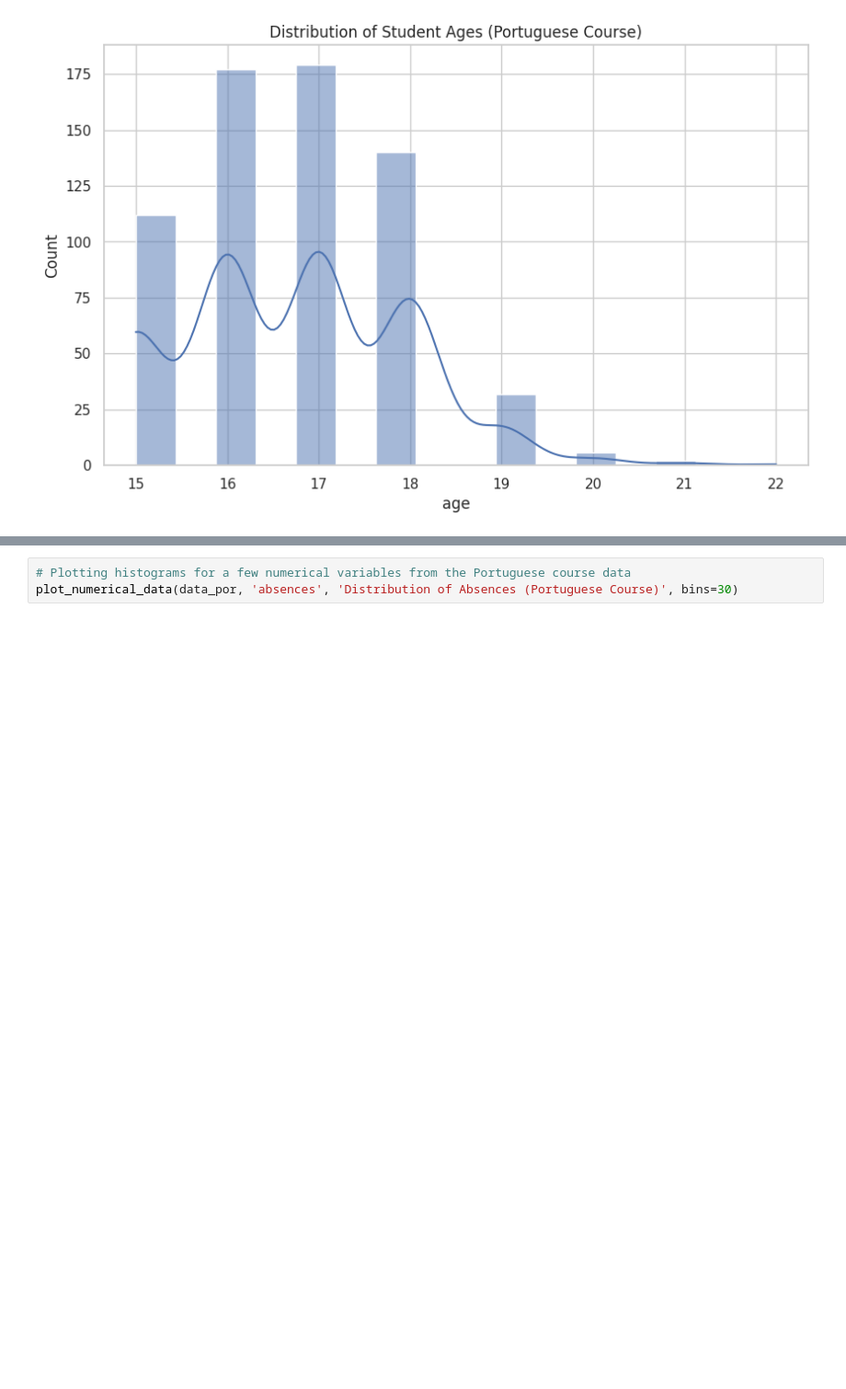
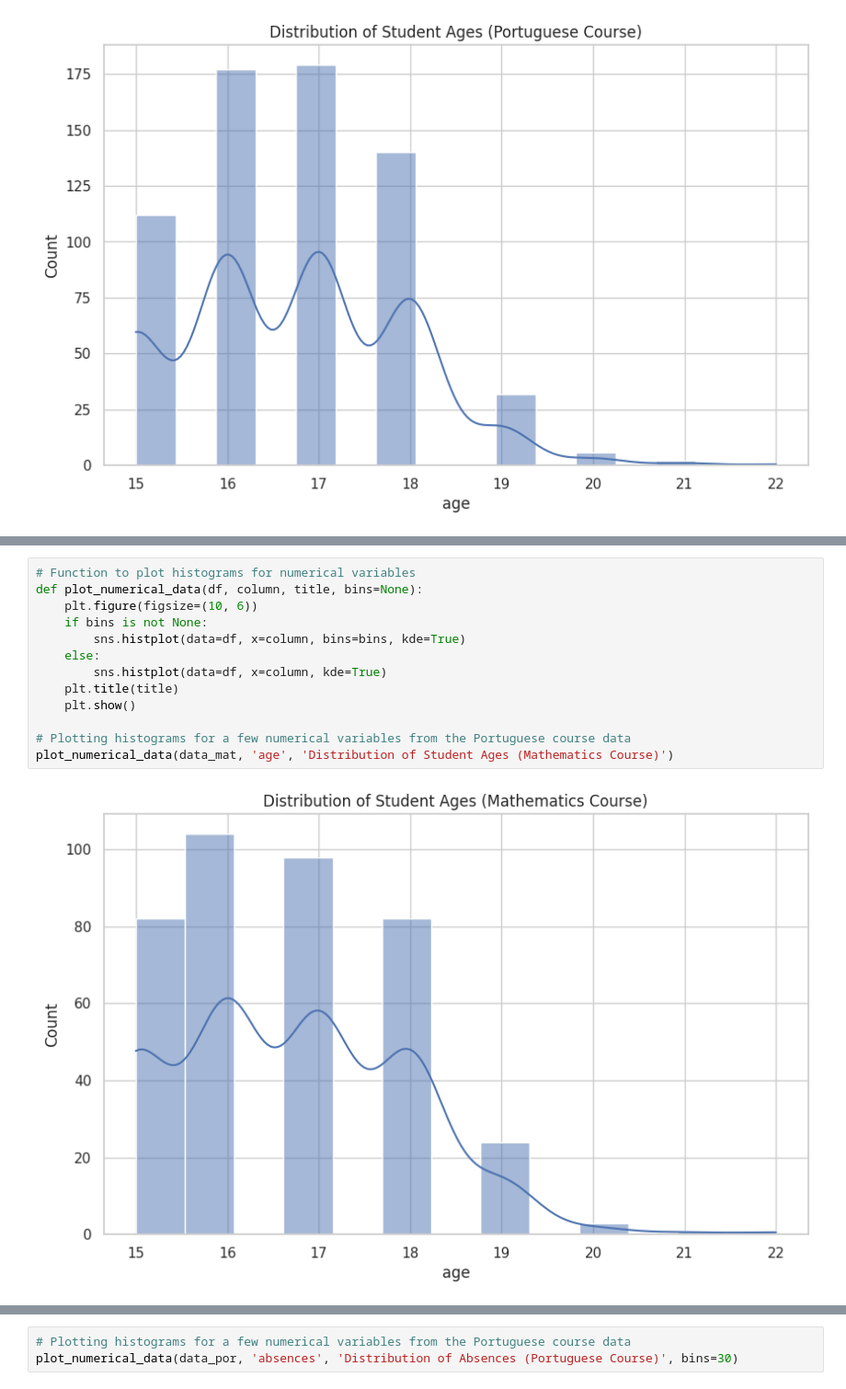
Before and after one commit to carlos-alves-one/Student-Performance-Analysis, a Jupyter notebook: Student_Performance.ipynb, the cells around one changed output, grey strips where cells are left out. Shown at 92% size. Saved outputs shown, nothing was run; the diff lists cells and outputs as text; blank space fills up the shorter version.

Commit message:
Plotting histograms for a few numerical variables from the Mathematic course data

```diff
--- a/Student_Performance.ipynb
+++ b/Student_Performance.ipynb
@@ -719,0 +733,15 @@ plot_numerical_data(data_por, 'age', 'Distribution of Student Ages (Portuguese C
+# %%
+# Function to plot histograms for numerical variables
+def plot_numerical_data(df, column, title, bins=None):
+    plt.figure(figsize=(10, 6))
+    if bins is not None:
+        sns.histplot(data=df, x=column, bins=bins, kde=True)
+    else:
+        sns.histplot(data=df, x=column, kde=True)
+    plt.title(title)
+    plt.show()
+
+# Plotting histograms for a few numerical variables from the Portuguese course data
+plot_numerical_data(data_mat, 'age', 'Distribution of Student Ages (Mathematics Course)')
+# %% [output]
+[figure, added]
```
Also changed, not shown: parts of 6 cells of this notebook.
